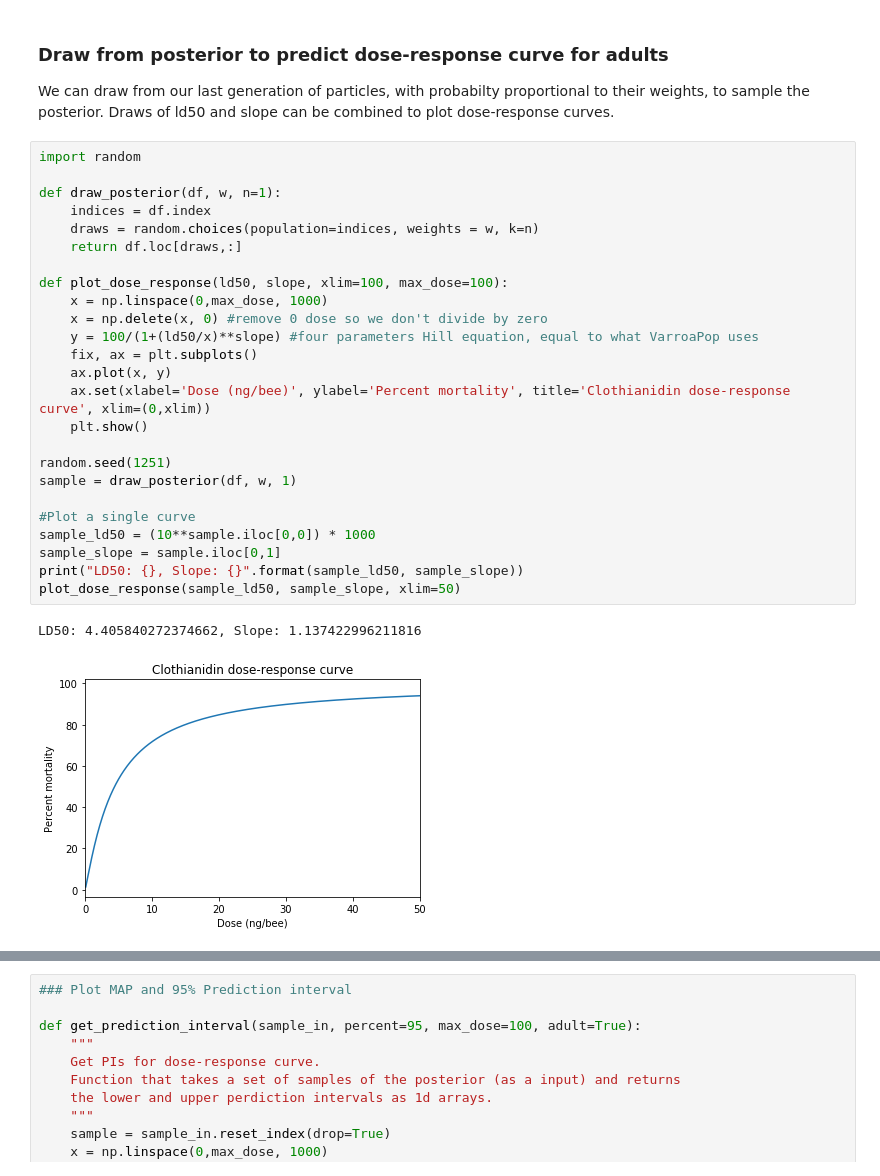
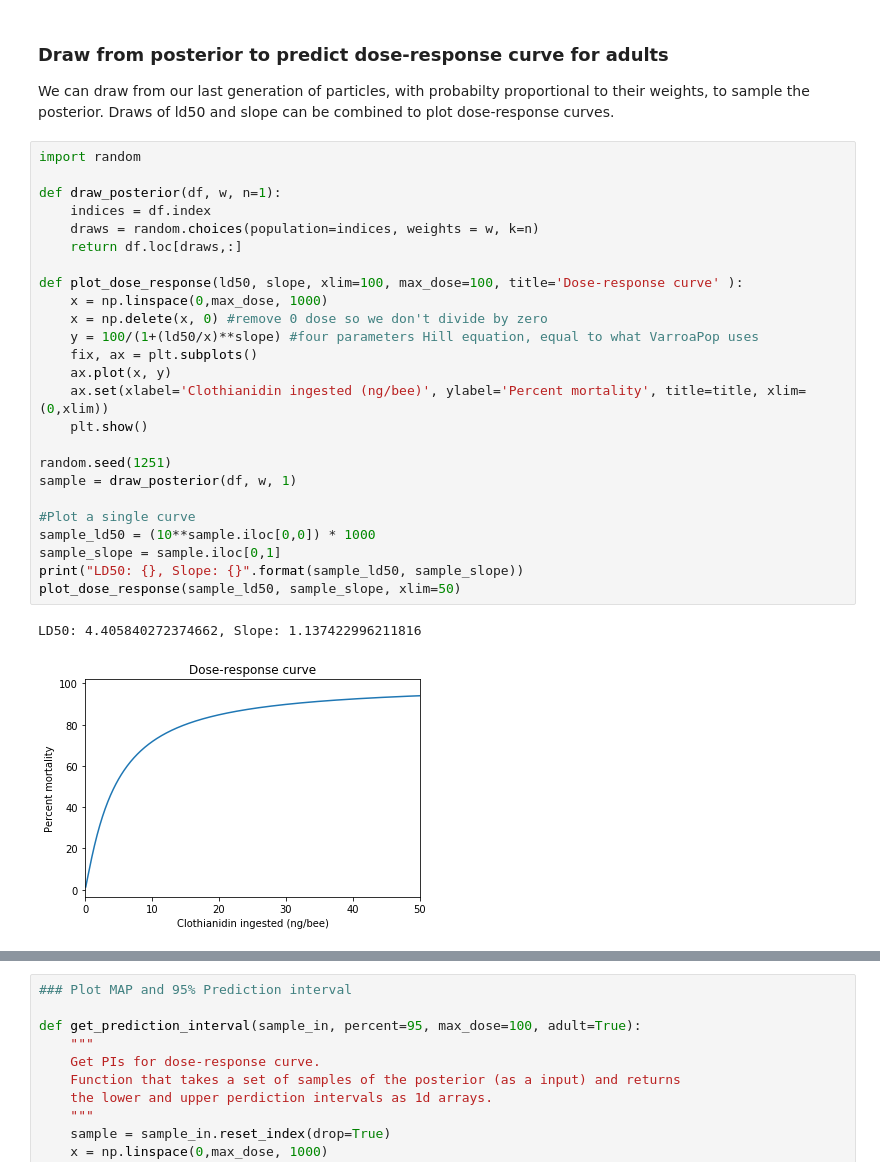
Before and after one commit to JeffreyMinucci/bee_neonic_abc, a Jupyter notebook: results_and_visuals.ipynb, the cells around one changed output, grey strips where cells are left out. Saved outputs shown, nothing was run; the diff lists cells and outputs as text.

Commit message:
update axes and titles

```diff
--- a/results_and_visuals.ipynb
+++ b/results_and_visuals.ipynb
@@ -74,31 +74,31 @@ Draws of ld50 and slope can be combined to plot dose-response curves.
 # %%
 import random
 
 def draw_posterior(df, w, n=1):
     indices = df.index
     draws = random.choices(population=indices, weights = w, k=n)
     return df.loc[draws,:]
 
-def plot_dose_response(ld50, slope, xlim=100, max_dose=100):
+def plot_dose_response(ld50, slope, xlim=100, max_dose=100, title='Dose-response curve' ):
     x = np.linspace(0,max_dose, 1000)
     x = np.delete(x, 0) #remove 0 dose so we don't divide by zero
     y = 100/(1+(ld50/x)**slope) #four parameters Hill equation, equal to what VarroaPop uses
     fix, ax = plt.subplots()
     ax.plot(x, y)
-    ax.set(xlabel='Dose (ng/bee)', ylabel='Percent mortality', title='Clothianidin dose-response curve', xlim=(0,xlim))
+    ax.set(xlabel='Clothianidin ingested (ng/bee)', ylabel='Percent mortality', title=title, xlim=(0,xlim))
     plt.show()
 
 random.seed(1251)
 sample = draw_posterior(df, w, 1)
 
 #Plot a single curve
 sample_ld50 = (10**sample.iloc[0,0]) * 1000
 sample_slope = sample.iloc[0,1]
 print("LD50: {}, Slope: {}".format(sample_ld50, sample_slope))
 plot_dose_response(sample_ld50, sample_slope, xlim=50)
 # %% [output]
 LD50: 4.405840272374662, Slope: 1.137422996211816
-[figure, old version]
+[figure, new version]
 # %%
 ### Plot many curves together
 
```
Also changed, not shown: parts of 2 cells of this notebook.
